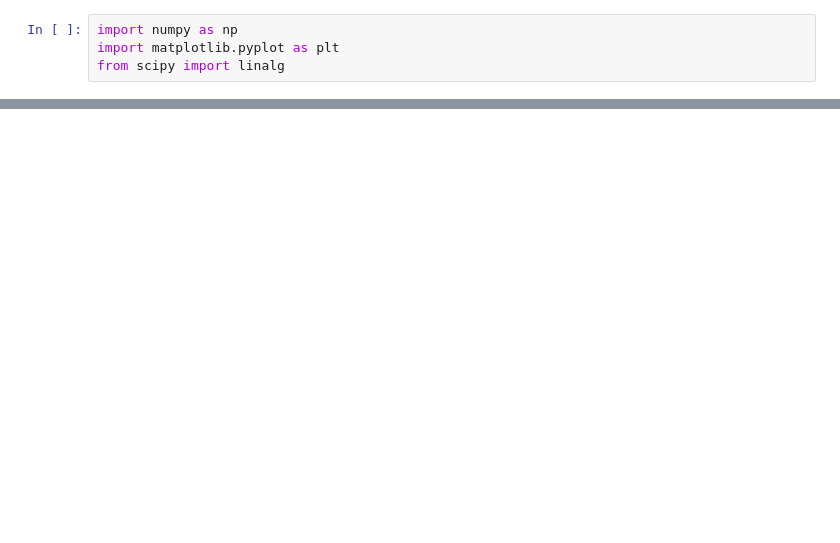
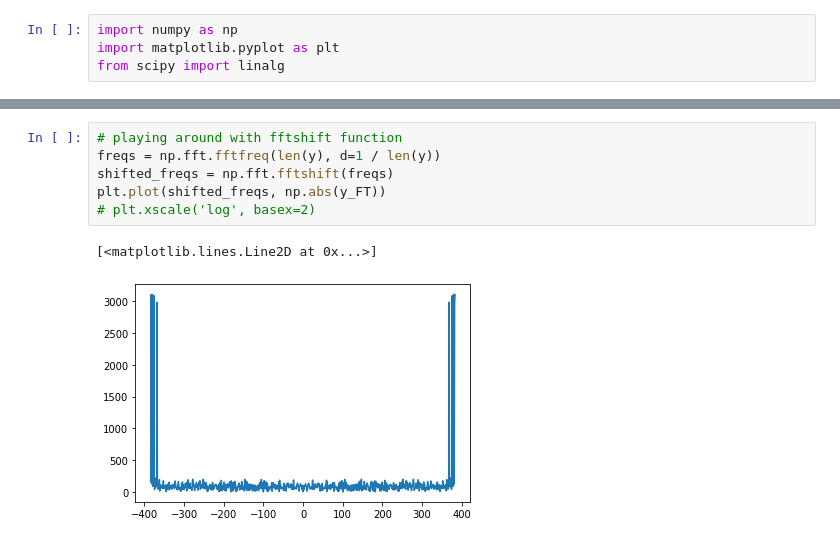
Before and after one commit to hyosubkim/Simulations-and-Tutorials, a Jupyter notebook: miyamoto et al 2020 - sinusoid perturbations/Notes on methods.ipynb, the cells around one changed output, grey strips where cells are left out. Drawn from its saved outputs; the diff is of its cells as text; blank space fills up the shorter version.

```diff
--- a/miyamoto et al 2020 - sinusoid perturbations/Notes on methods.ipynb
+++ b/miyamoto et al 2020 - sinusoid perturbations/Notes on methods.ipynb
@@ -75,0 +61,9 @@ np.random.randint(10)
+# %%
+# playing around with fftshift function
+freqs = np.fft.fftfreq(len(y), d=1 / len(y))
+shifted_freqs = np.fft.fftshift(freqs)
+plt.plot(shifted_freqs, np.abs(y_FT))
+# plt.xscale('log', basex=2)
+# %% [output]
+[<matplotlib.lines.Line2D at 0x...>]
+[figure, added]
```
Also changed, not shown: parts of 6 cells of this notebook.
